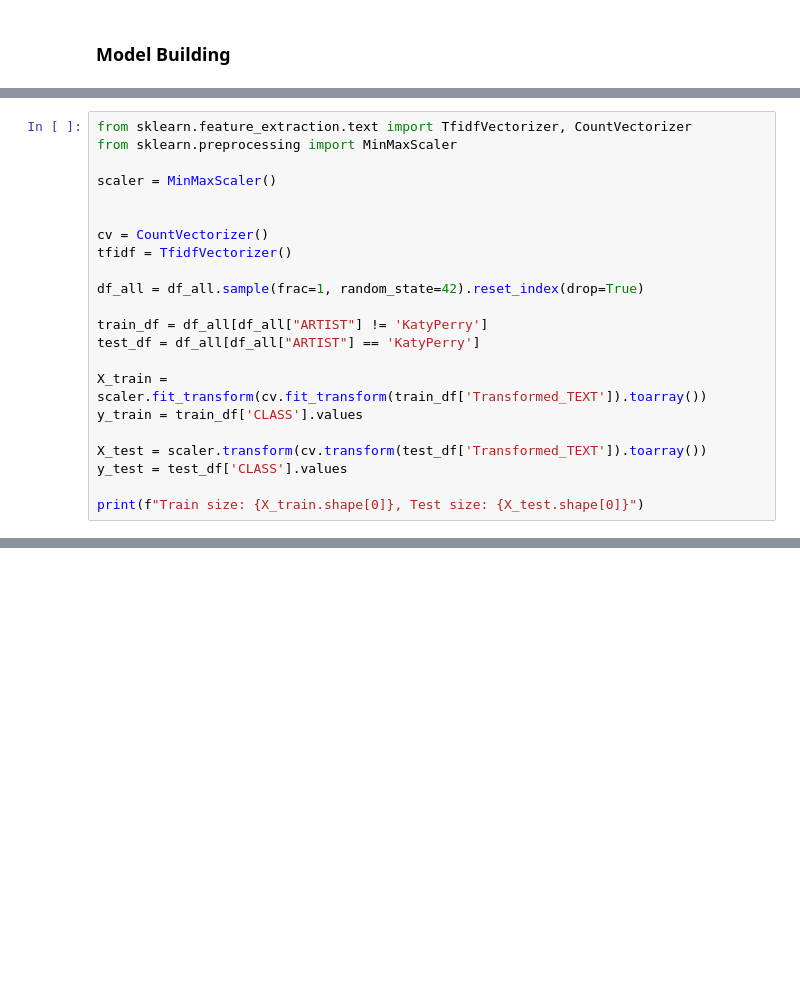
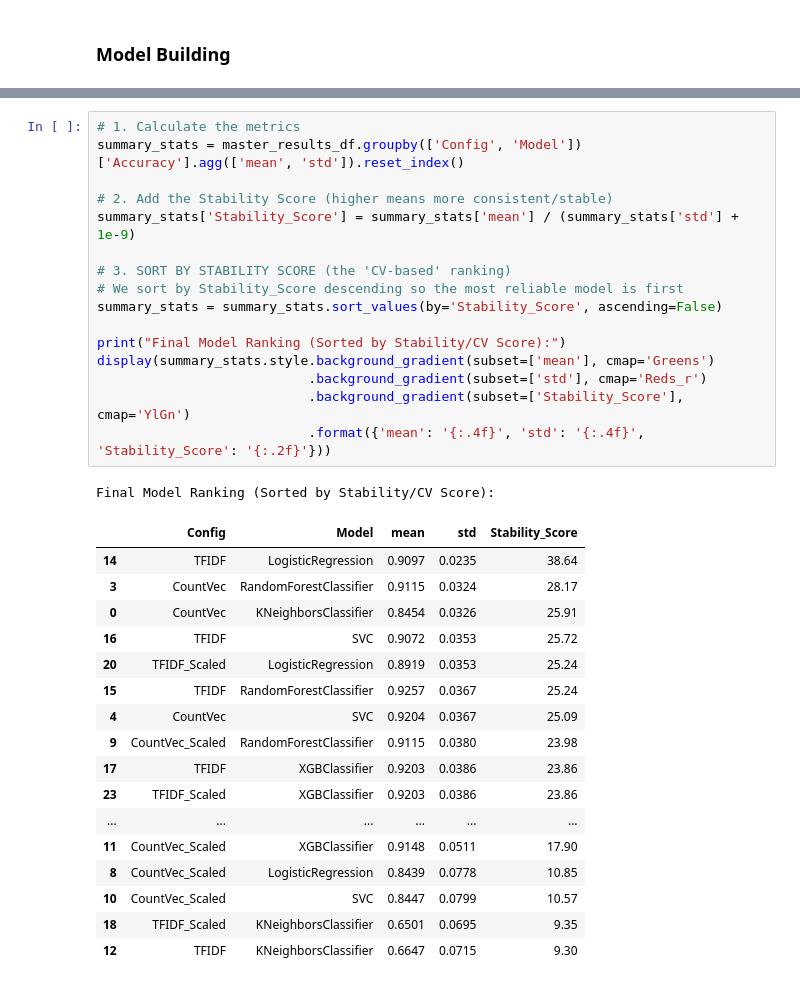
Before and after one commit to lloonnn/YT-Sanitizer, a Jupyter notebook: data_exploration.ipynb, the cells around one changed output, grey strips where cells are left out. Cells and saved outputs as stored; diff of their text form; blank space fills up the shorter version.

```diff
--- a/data_exploration.ipynb
+++ b/data_exploration.ipynb
@@ -590,22 +525,0 @@ weighted avg       0.46      0.49      0.37       350
-# %%
-from sklearn.feature_extraction.text import TfidfVectorizer, CountVectorizer
-from sklearn.preprocessing import MinMaxScaler
-
-scaler = MinMaxScaler()
-
-
-cv = CountVectorizer()
-tfidf = TfidfVectorizer()
-
-df_all = df_all.sample(frac=1, random_state=42).reset_index(drop=True)
-
-train_df = df_all[df_all["ARTIST"] != 'KatyPerry']
-test_df = df_all[df_all["ARTIST"] == 'KatyPerry']
-
-X_train = scaler.fit_transform(cv.fit_transform(train_df['Transformed_TEXT']).toarray())
-y_train = train_df['CLASS'].values
-
-X_test = scaler.transform(cv.transform(test_df['Transformed_TEXT']).toarray())
-y_test = test_df['CLASS'].values
-
-print(f"Train size: {X_train.shape[0]}, Test size: {X_test.shape[0]}")
@@ -641,0 +584,35 @@ weighted avg       0.80      0.80      0.80       350
+# %%
+# 1. Calculate the metrics
+summary_stats = master_results_df.groupby(['Config', 'Model'])['Accuracy'].agg(['mean', 'std']).reset_index()
+
+# 2. Add the Stability Score (higher means more consistent/stable)
+summary_stats['Stability_Score'] = summary_stats['mean'] / (summary_stats['std'] + 1e-9)
+
+# 3. SORT BY STABILITY SCORE (the 'CV-based' ranking)
+# We sort by Stability_Score descending so the most reliable model is first
+summary_stats = summary_stats.sort_values(by='Stability_Score', ascending=False)
+
+print("Final Model Ranking (Sorted by Stability/CV Score):")
+display(summary_stats.style.background_gradient(subset=['mean'], cmap='Greens')
+                           .background_gradient(subset=['std'], cmap='Reds_r')
+                           .background_gradient(subset=['Stability_Score'], cmap='YlGn')
+                           .format({'mean': '{:.4f}', 'std': '{:.4f}', 'Stability_Score': '{:.2f}'}))
+# %% [output]
+Final Model Ranking (Sorted by Stability/CV Score):
+|  | Config | Model | mean | std | Stability_Score |
+| 14 | TFIDF | LogisticRegression | 0.9097 | 0.0235 | 38.64 |
+| 3 | CountVec | RandomForestClassifier | 0.9115 | 0.0324 | 28.17 |
+| 0 | CountVec | KNeighborsClassifier | 0.8454 | 0.0326 | 25.91 |
+| 16 | TFIDF | SVC | 0.9072 | 0.0353 | 25.72 |
+| 20 | TFIDF_Scaled | LogisticRegression | 0.8919 | 0.0353 | 25.24 |
+| 15 | TFIDF | RandomForestClassifier | 0.9257 | 0.0367 | 25.24 |
+| 4 | CountVec | SVC | 0.9204 | 0.0367 | 25.09 |
+| 9 | CountVec_Scaled | RandomForestClassifier | 0.9115 | 0.0380 | 23.98 |
+| 17 | TFIDF | XGBClassifier | 0.9203 | 0.0386 | 23.86 |
+| 23 | TFIDF_Scaled | XGBClassifier | 0.9203 | 0.0386 | 23.86 |
+| ... | ... | ... | ... | ... | ... |
+| 11 | CountVec_Scaled | XGBClassifier | 0.9148 | 0.0511 | 17.90 |
+| 8 | CountVec_Scaled | LogisticRegression | 0.8439 | 0.0778 | 10.85 |
+| 10 | CountVec_Scaled | SVC | 0.8447 | 0.0799 | 10.57 |
+| 18 | TFIDF_Scaled | KNeighborsClassifier | 0.6501 | 0.0695 | 9.35 |
+| 12 | TFIDF | KNeighborsClassifier | 0.6647 | 0.0715 | 9.30 |
```
Also changed, not shown: parts of 20 cells of this notebook, 9 other files.
